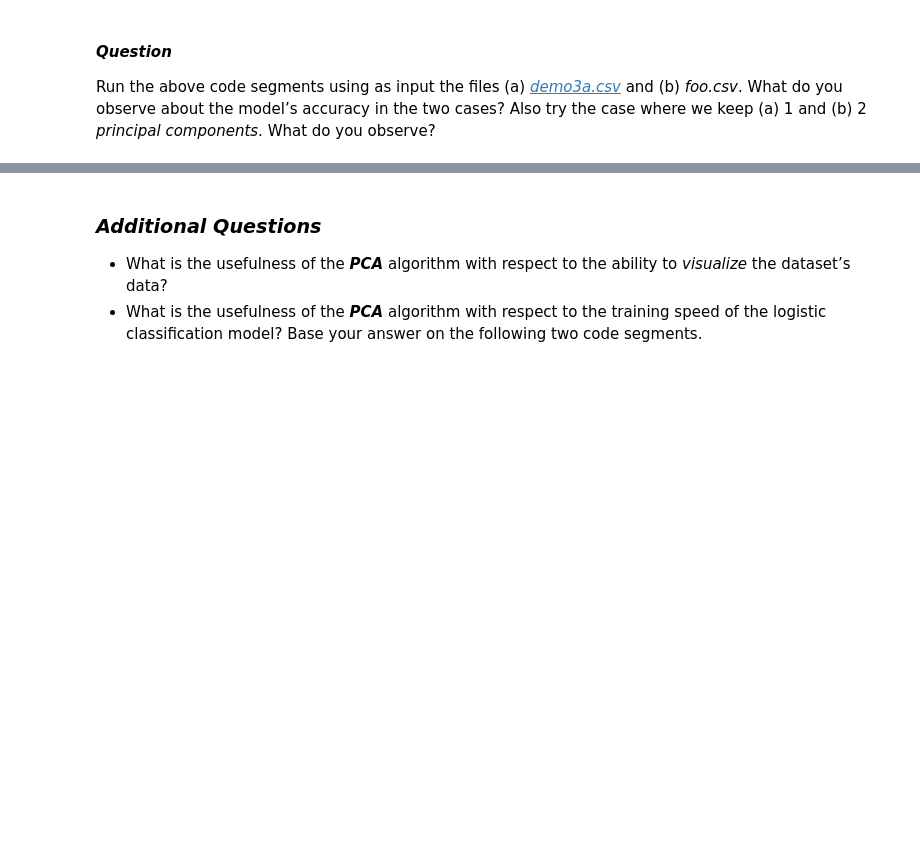
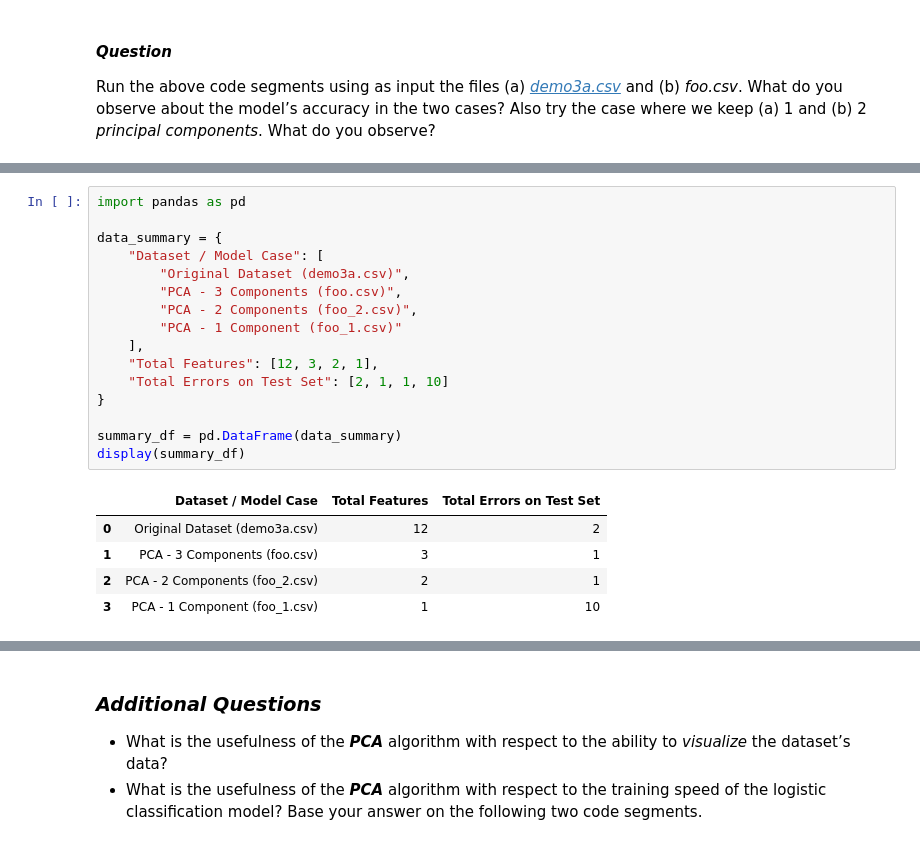
Before and after one commit to edaska/Stochastic_Processes_-_Optimization_in_Machine_Learning, a Jupyter notebook: lab2/Stochastic_Processes_&_Optimization_in_Machine_Learning_(Lab_2_PCA).ipynb, the cells around one changed output, grey strips where cells are left out. Saved outputs shown, nothing was run; the diff lists cells and outputs as text; blank space fills up the shorter version.

```diff
--- a/lab2/Stochastic_Processes_&_Optimization_in_Machine_Learning_(Lab_2_PCA).ipynb
+++ b/lab2/Stochastic_Processes_&_Optimization_in_Machine_Learning_(Lab_2_PCA).ipynb
@@ -230,0 +391,22 @@ print(errors)
+# %%
+import pandas as pd
+
+data_summary = {
+    "Dataset / Model Case": [
+        "Original Dataset (demo3a.csv)",
+        "PCA - 3 Components (foo.csv)",
+        "PCA - 2 Components (foo_2.csv)",
+        "PCA - 1 Component (foo_1.csv)"
+    ],
+    "Total Features": [12, 3, 2, 1],
+    "Total Errors on Test Set": [2, 1, 1, 10]
+}
+
+summary_df = pd.DataFrame(data_summary)
+display(summary_df)
+# %% [output]
+|  | Dataset / Model Case | Total Features | Total Errors on Test Set |
+| 0 | Original Dataset (demo3a.csv) | 12 | 2 |
+| 1 | PCA - 3 Components (foo.csv) | 3 | 1 |
+| 2 | PCA - 2 Components (foo_2.csv) | 2 | 1 |
+| 3 | PCA - 1 Component (foo_1.csv) | 1 | 10 |
```
Also changed, not shown: parts of 36 cells of this notebook.
